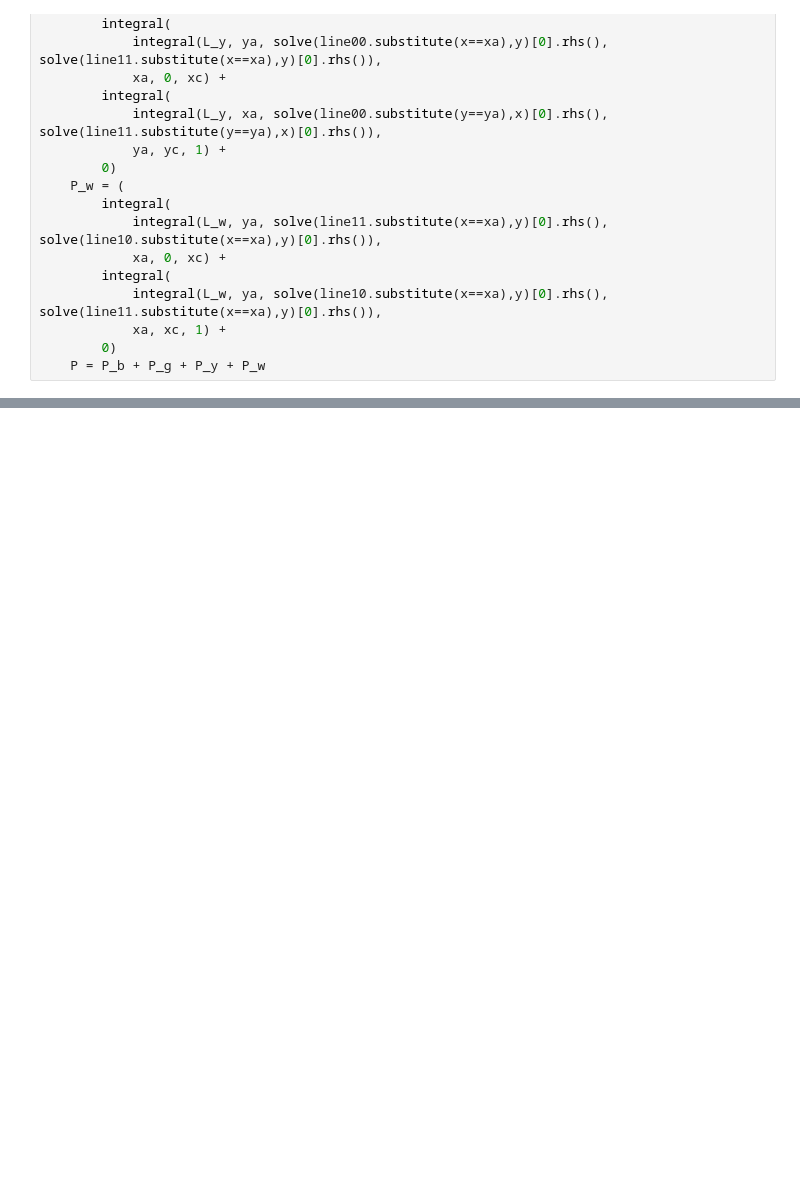
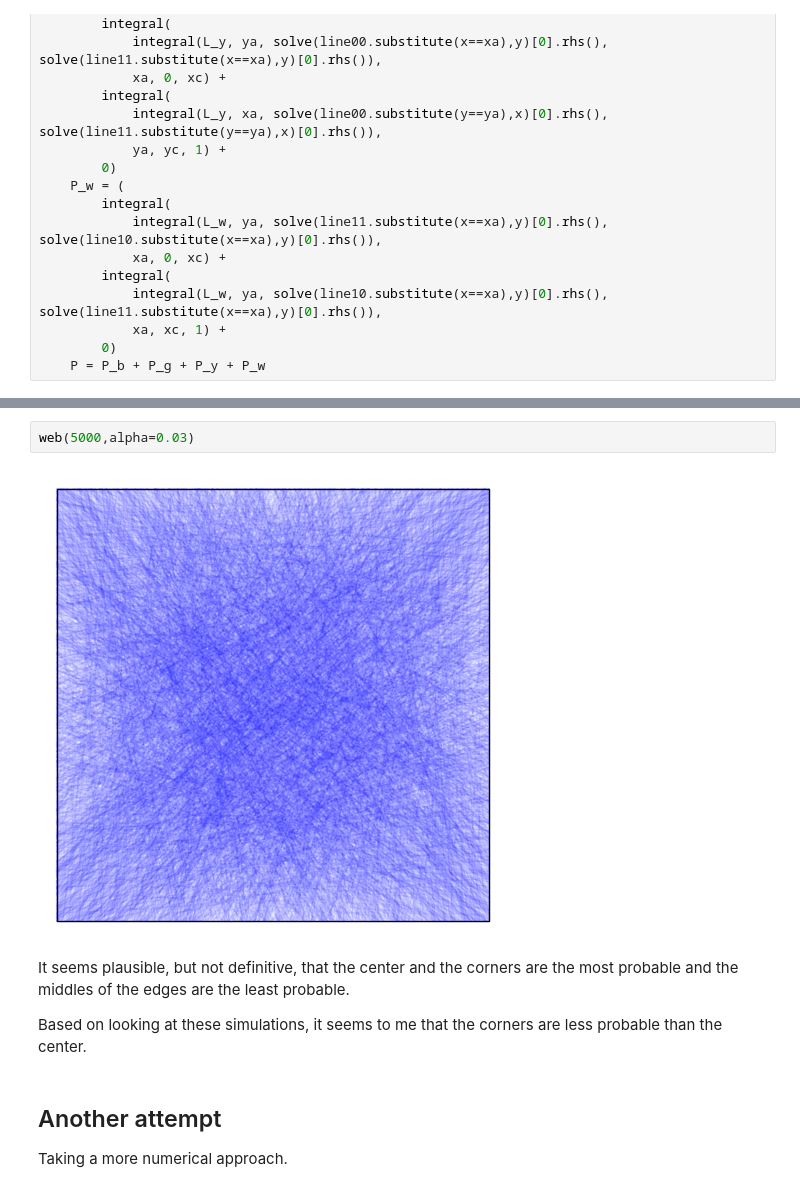
Before and after one commit to qpliu/sunday-puzzle, a Jupyter notebook: riddler/2025/20250530.ipynb, the cells around one changed output, grey strips where cells are left out. Saved outputs shown, nothing was run; the diff lists cells and outputs as text; blank space fills up the shorter version.

```diff
--- a/riddler/2025/20250530.ipynb
+++ b/riddler/2025/20250530.ipynb
@@ -125,0 +228,15 @@ if False:
+# %%
+web(5000,alpha=0.03)
+# %% [output]
+[figure, added]
+# %% [markdown]
+It seems plausible, but not definitive, that the center and the corners
+are the most probable and the middles of the edges are the least
+probable.
+
+Based on looking at these simulations, it seems to me that the corners
+are less probable than the center.
+# %% [markdown]
+Another attempt
+---------------
+Taking a more numerical approach.
```
Also changed, not shown: parts of 32 cells of this notebook.
